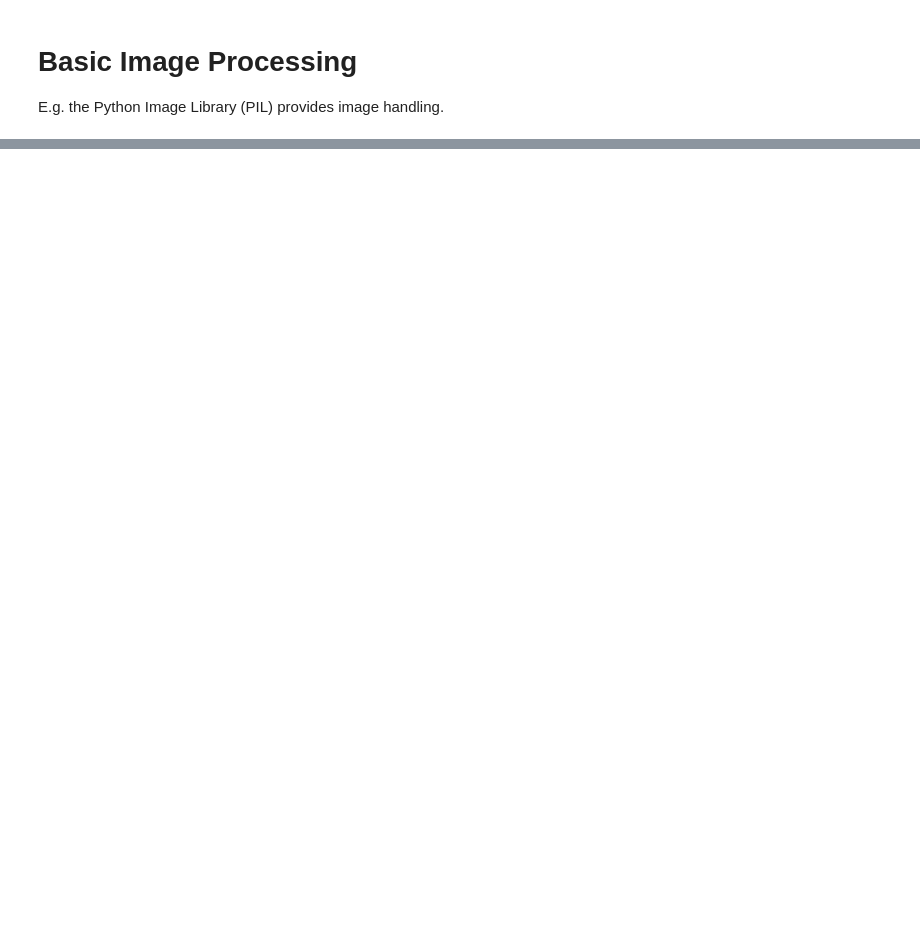
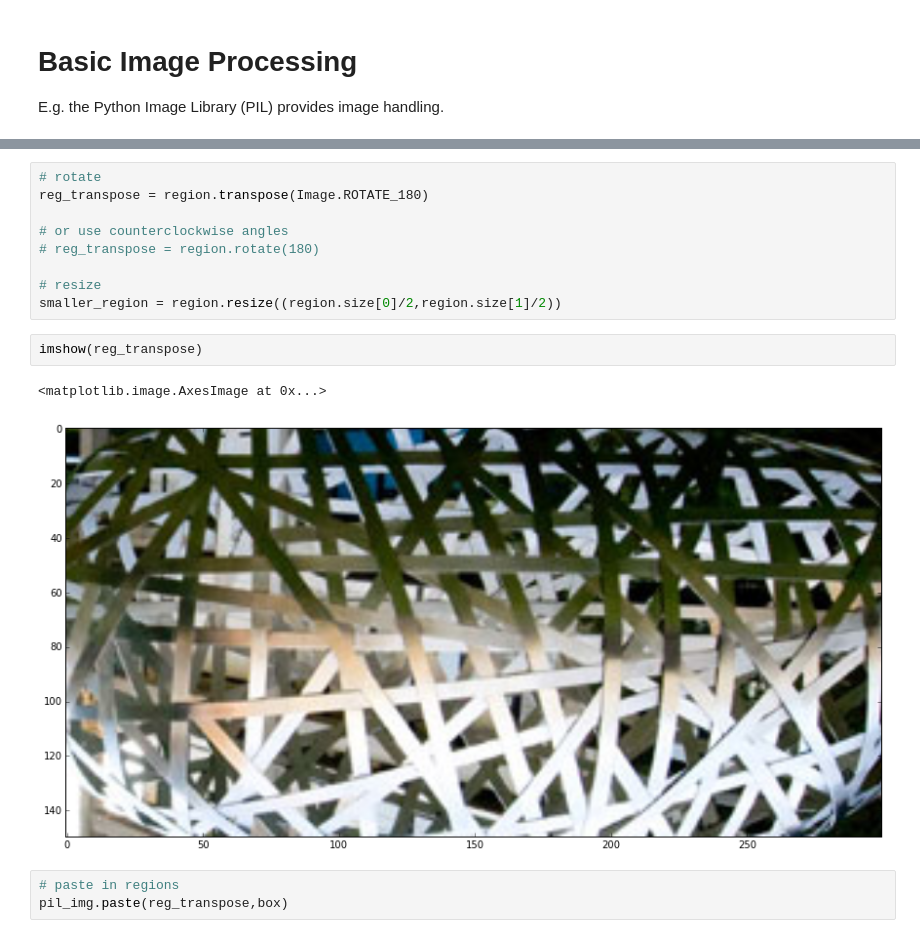
Before and after one commit to ramakers/cv-ss2016, a Jupyter notebook: img-001.ipynb, the cells around one changed output, grey strips where cells are left out. Drawn from its saved outputs; the diff is of its cells as text; blank space fills up the shorter version.

```diff
--- a/img-001.ipynb
+++ b/img-001.ipynb
@@ -27,0 +45,17 @@ pil_thumb = pil_img.thumbnail((320,16))
+# %%
+# rotate
+reg_transpose = region.transpose(Image.ROTATE_180)
+
+# or use counterclockwise angles
+# reg_transpose = region.rotate(180)
+
+# resize
+smaller_region = region.resize((region.size[0]/2,region.size[1]/2))
+# %%
+imshow(reg_transpose)
+# %% [output]
+<matplotlib.image.AxesImage at 0x...>
+[figure, added]
+# %%
+# paste in regions
+pil_img.paste(reg_transpose,box)
```
Also changed, not shown: parts of 15 cells of this notebook.
